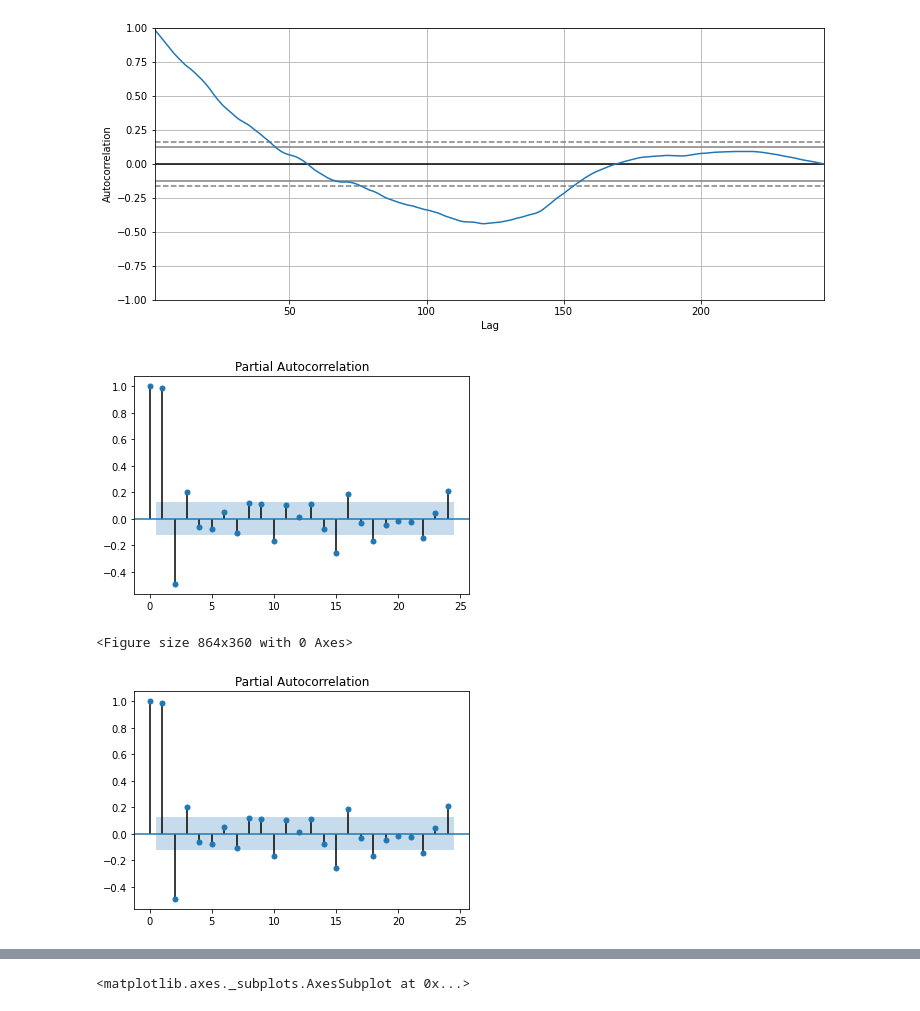
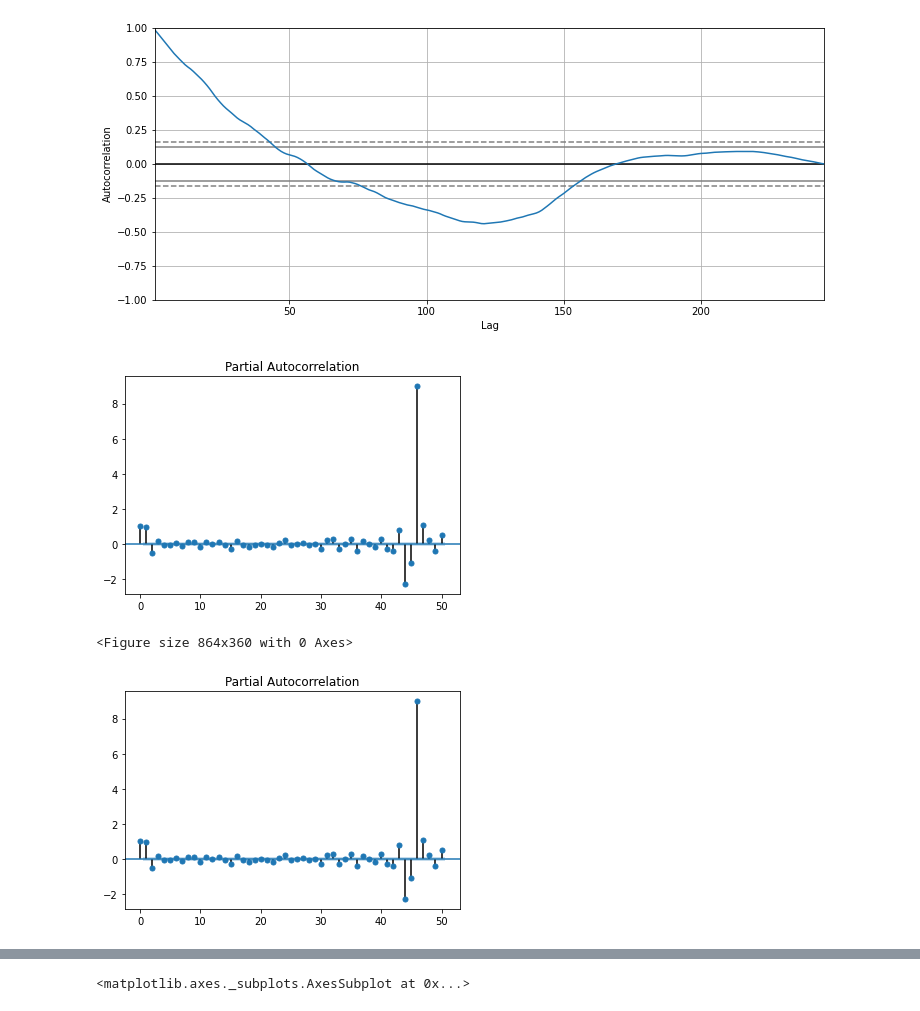
Before and after one commit to marmistead91/Foreign-Exchange-Rates-Time-Series, a Jupyter notebook: Time Series.ipynb, the cells around one changed output, grey strips where cells are left out. Saved outputs shown, nothing was run; the diff lists cells and outputs as text; code cells hidden in the pictures.

```diff
--- a/Time Series.ipynb
+++ b/Time Series.ipynb
@@ -598,11 +598,11 @@ autocorrelation_plot(month_aus.Australia)
 [figure]
 # %%
 plt.figure(figsize=(12,5))
-plot_pacf(month_aus.Australia)
+plot_pacf(month_aus.Australia, lags=50)
 # %% [output]
-[figure, old version]
+[figure, new version]
 <Figure size 864x360 with 0 Axes>
-[figure, old version]
+[figure, new version]
 # %%
 def arimamod(data, p,d,q, start, end):
     mod=ARIMA(data, order = (p,d,q))
```
Also changed, not shown: parts of 8 cells of this notebook.
